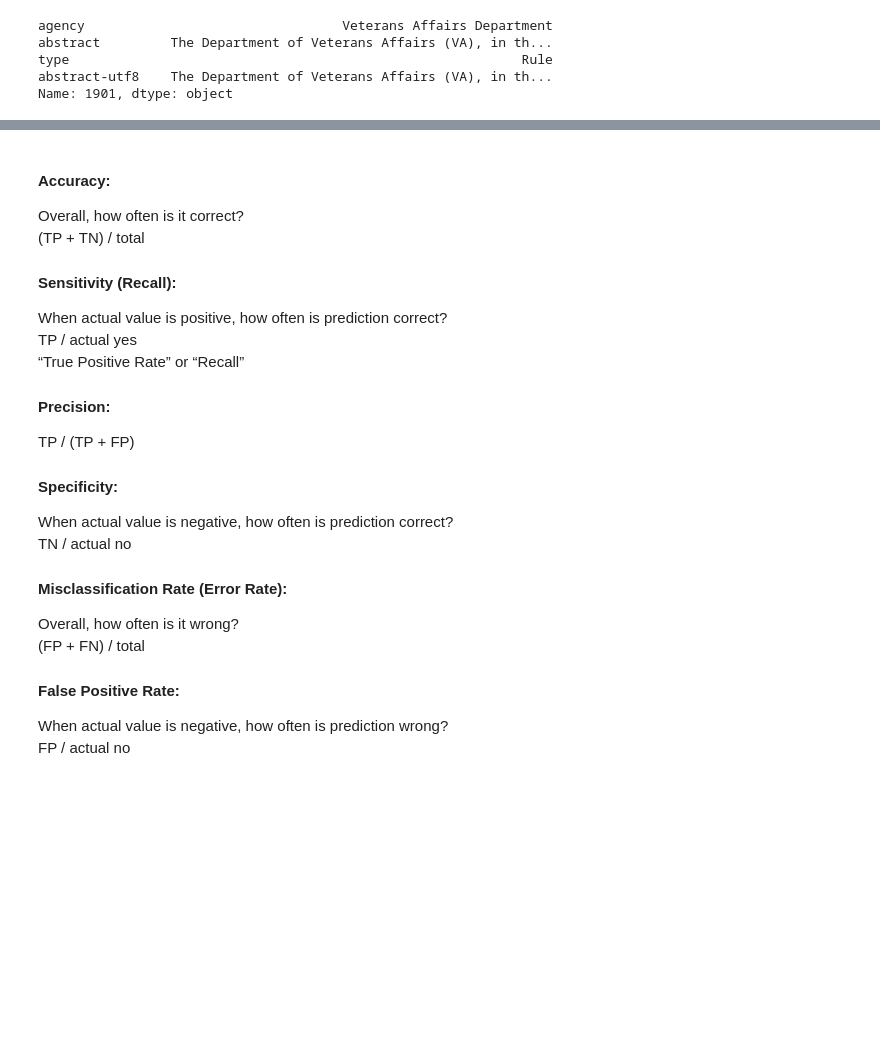
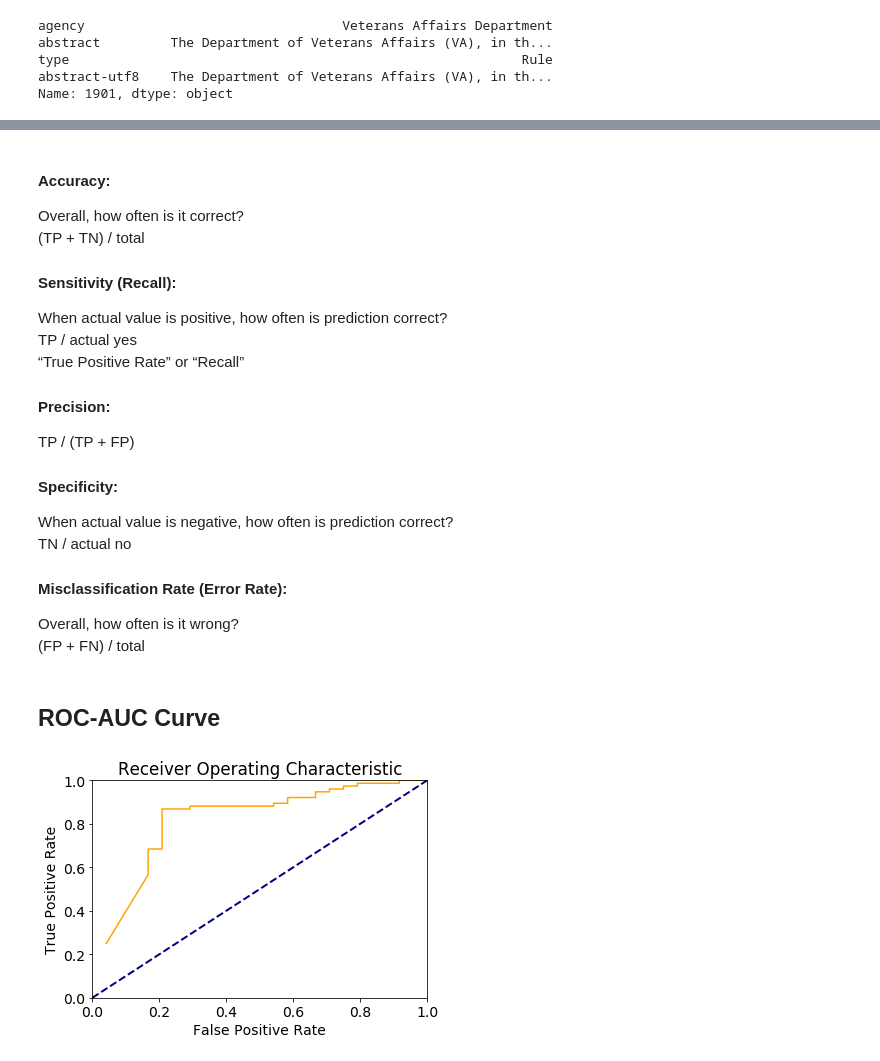
Before and after one commit to austinlasseter/learnspacy, a Jupyter notebook: 05_binary_classification_pandas.ipynb, the cells around one changed output, grey strips where cells are left out. Saved outputs shown, nothing was run; the diff lists cells and outputs as text; code cells hidden in the pictures; blank space fills up the shorter version.

Commit message:
added ROCAUC curve

```diff
--- a/05_binary_classification_pandas.ipynb
+++ b/05_binary_classification_pandas.ipynb
@@ -184,7 +185,5 @@ TN / actual no
 #### Misclassification Rate (Error Rate):
 Overall, how often is it wrong?
 (FP + FN) / total
-
-#### False Positive Rate:
-When actual value is negative, how often is prediction wrong?
-FP / actual no
+# %% [markdown]
+## ROC-AUC Curve
@@ -190,0 +236,9 @@ FP / actual no
+# %%
+true=df2['actual_notice'].astype(float)
+# %%
+probas=df2['notice_prob']
+# %%
+# Apply the function
+roc(probas=probas, true=true, step=0.001);
+# %% [output]
+[figure, added]
```
Also changed, not shown: parts of 9 cells of this notebook.
